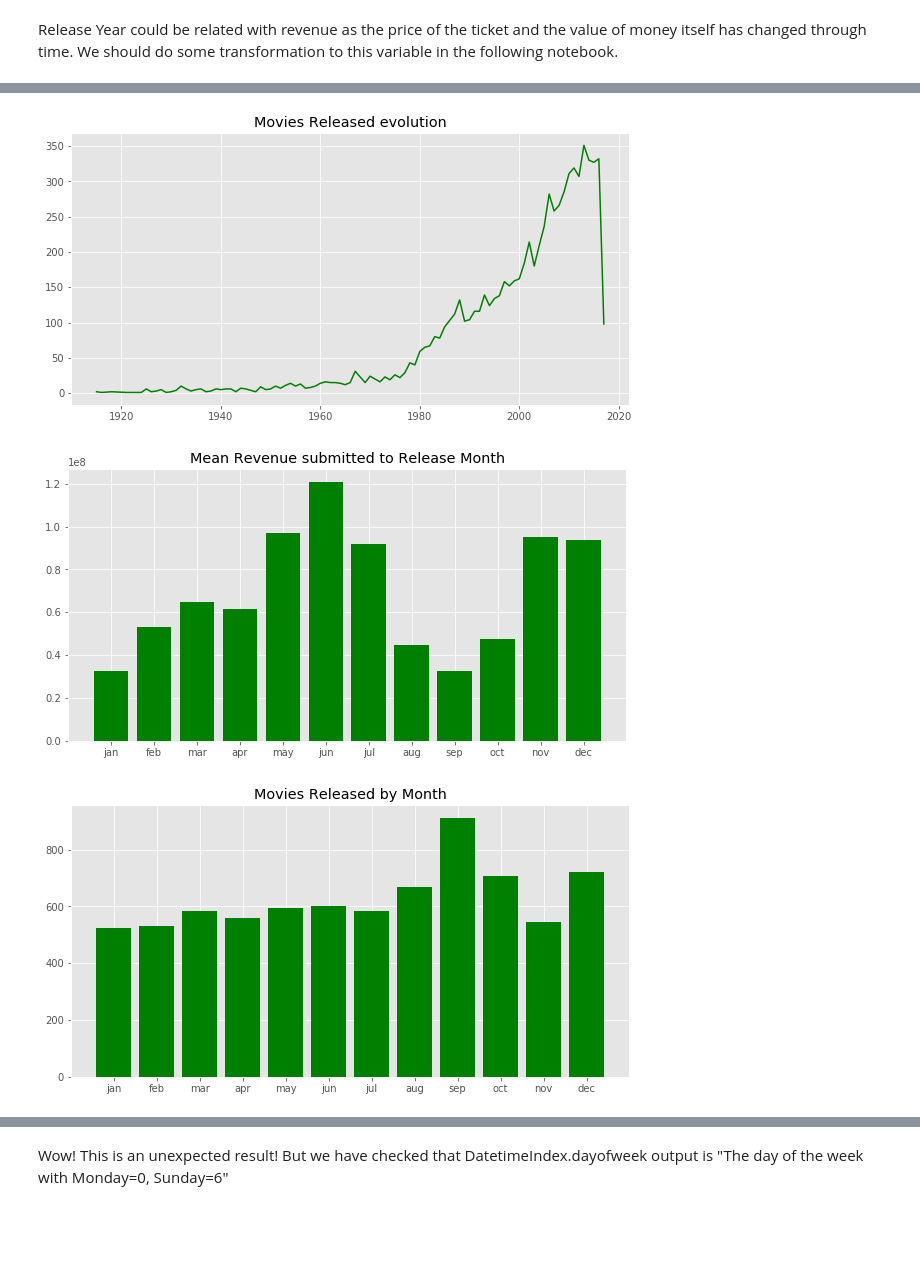
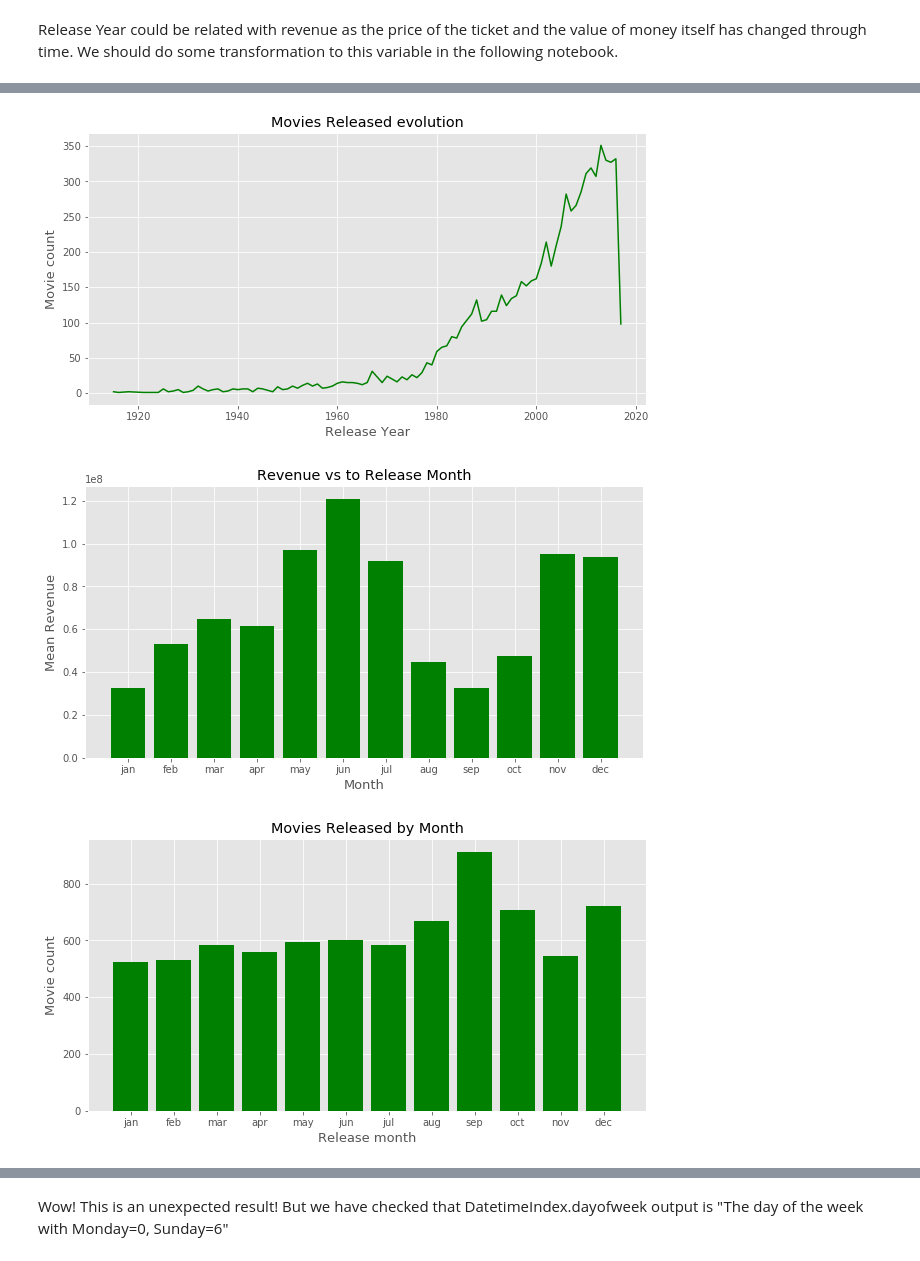
Before and after one commit to ElsaDuran/reves, a Jupyter notebook: 01.Cleaning_Data.ipynb, the cells around one changed output, grey strips where cells are left out. Saved outputs shown, nothing was run; the diff lists cells and outputs as text; code cells hidden in the pictures; blank space fills up the shorter version.

```diff
--- a/01.Cleaning_Data.ipynb
+++ b/01.Cleaning_Data.ipynb
@@ -588,7 +588,7 @@ For this task we create a function that transforms the column into a list, since
 # %%
 def to_list(column, key):
 
-    new_column = column.fillna('[]').apply(ast.literal_eval).apply(lambda x: [i['name'] for i in x]
+    new_column = column.fillna('[]').apply(ast.literal_eval).apply(lambda x: [i[key] for i in x]
                                                                    if isinstance(x, list) else [])
 
     return new_column
@@ -898,27 +900,33 @@ plt.subplots(figsize = (10, 5))
 plt.plot(cleaned_reves.groupby("release_year")["release_year"].count().index
          ,cleaned_reves.groupby("release_year")["revenue"].count()
          ,c="green",label="mean revenue")
-plt.title("Movies Released evolution");
+plt.title("Movies Released evolution")
+plt.ylabel("Movie count", fontsize = 13)
+plt.xlabel("Release Year", fontsize = 13);
 # %% [output]
-[figure, old version]
+[figure, new version]
 # %%
 plt.subplots(figsize = (10, 5))
 plt.bar(cleaned_reves.groupby("release_month")["release_year"].count().index
          ,cleaned_reves.groupby("release_month")["revenue"].mean(),
        color="green",label="mean revenue",
         tick_label=["jan","feb","mar","apr","may","jun","jul","aug","sep","oct","nov","dec"])
-plt.title("Mean Revenue submitted to Release Month");
+plt.title("Revenue vs to Release Month")
+plt.ylabel("Mean Revenue", fontsize = 13)
+plt.xlabel("Month", fontsize = 13);
 # %% [output]
-[figure, old version]
+[figure, new version]
 # %%
 plt.subplots(figsize = (10, 5))
 plt.bar(cleaned_reves.groupby("release_month")["release_year"].count().index
          ,cleaned_reves.groupby("release_month")["revenue"].count(),
        color="green",label="mean revenue",
         tick_label=["jan","feb","mar","apr","may","jun","jul","aug","sep","oct","nov","dec"])
-plt.title("Movies Released by Month");
+plt.title("Movies Released by Month")
+plt.ylabel("Movie count", fontsize = 13)
+plt.xlabel("Release month", fontsize = 13);
 # %% [output]
-[figure, old version]
+[figure, new version]
 # %%
 plt.subplots(figsize = (10, 5))
 plt.bar(cleaned_reves.groupby("release_weekday")["release_weekday"].count().index
```
Also changed, not shown: parts of 23 cells of this notebook, 2 other files.
